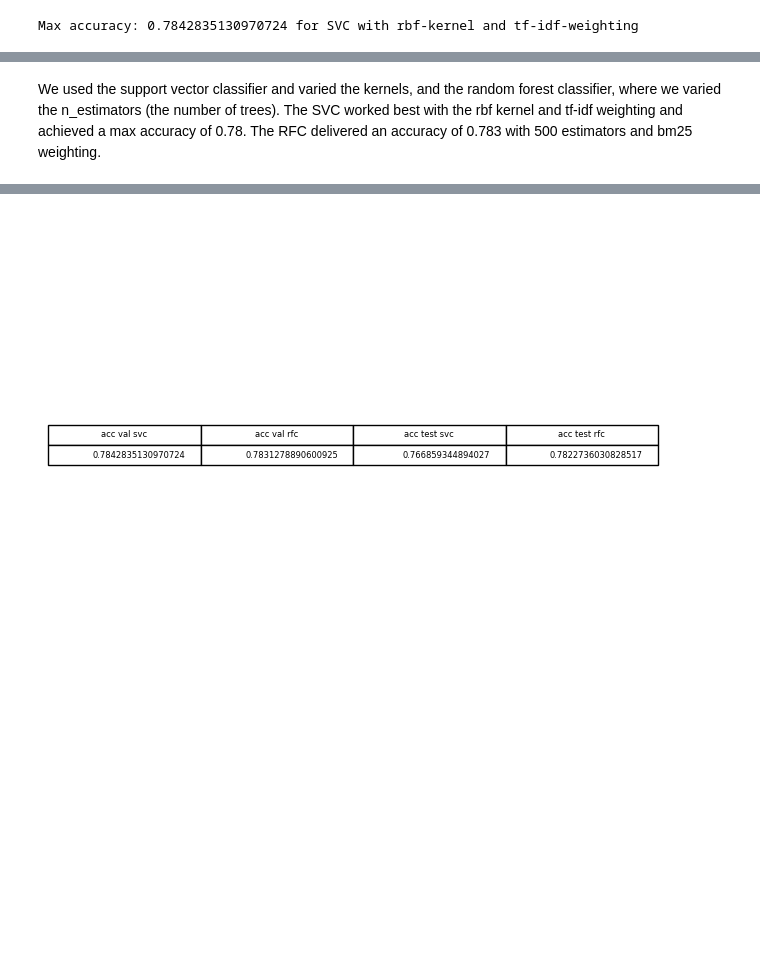
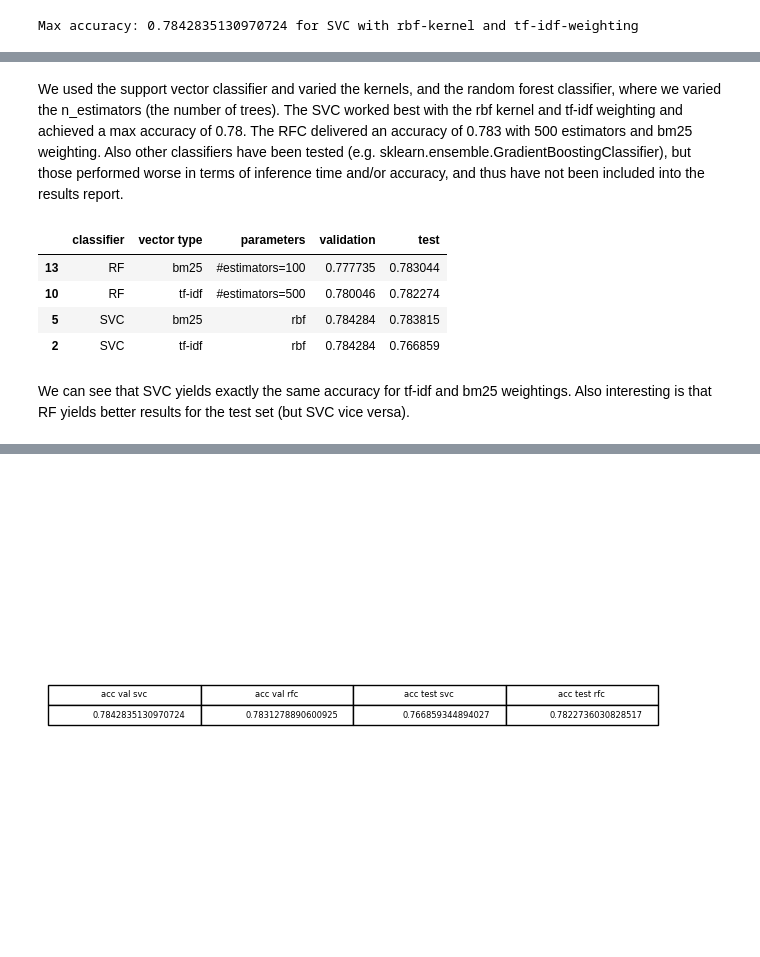
Before and after one commit to irina160/NLP_2023, a Jupyter notebook: Assignment1_elli_version2_with_bonus.ipynb, the cells around one changed output, grey strips where cells are left out. Drawn from its saved outputs; the diff is of its cells as text; code cells hidden in the pictures; blank space fills up the shorter version.

```diff
--- a/Assignment1_elli_version2_with_bonus.ipynb
+++ b/Assignment1_elli_version2_with_bonus.ipynb
@@ -497,5 +546,6 @@ Max accuracy: 0.7831278890600925 for RFC with 500 estimators and bm25-weighting
 # %% [markdown]
 We used the support vector classifier and varied the kernels, and the random forest classifier, where we varied the n_estimators (the number of trees). The SVC worked best with the rbf kernel and tf-idf weighting and achieved a max accuracy of 0.78. The RFC delivered an accuracy of 0.783 with 500 estimators and bm25 weighting.
+Also other classifiers have been tested (e.g. sklearn.ensemble.GradientBoostingClassifier), but those performed worse in terms of inference time and/or accuracy, and thus have not been included into the results report.
 # %%
 # END TRAINING AND TUNING CLASSIFIERS-------------------------------------------------------------------------------
 # %%
@@ -511 +569,4 @@ acc_test_svc = accuracy_score(test_labels, preds.astype('int'))
+# %%
+filtered_results.loc[(filtered_results["vector type"]=="tf-idf") & (filtered_results["classifier"]=="SVC"), "test"] = acc_test_svc0
+filtered_results.loc[(filtered_results["vector type"]=="bm25") & (filtered_results["classifier"]=="SVC"), "test"] = acc_test_svc_bm25
 # %%
@@ -518,0 +591,11 @@ acc_test_rfc = accuracy_score(test_labels, preds.astype('int'))
+# %%
+#RESULTS OF THE 4 EXPERIMENTS ON BOTH VALIDATION AND TRAINING SET
+filtered_results
+# %% [output]
+|  | classifier | vector type | parameters | validation | test |
+| 13 | RF | bm25 | #estimators=100 | 0.777735 | 0.783044 |
+| 10 | RF | tf-idf | #estimators=500 | 0.780046 | 0.782274 |
+| 5 | SVC | bm25 | rbf | 0.784284 | 0.783815 |
+| 2 | SVC | tf-idf | rbf | 0.784284 | 0.766859 |
+# %% [markdown]
+We can see that SVC yields exactly the same accuracy for tf-idf and bm25 weightings. Also interesting is that RF yields better results for the test set (but SVC vice versa).
```
Also changed, not shown: parts of 17 cells of this notebook.
